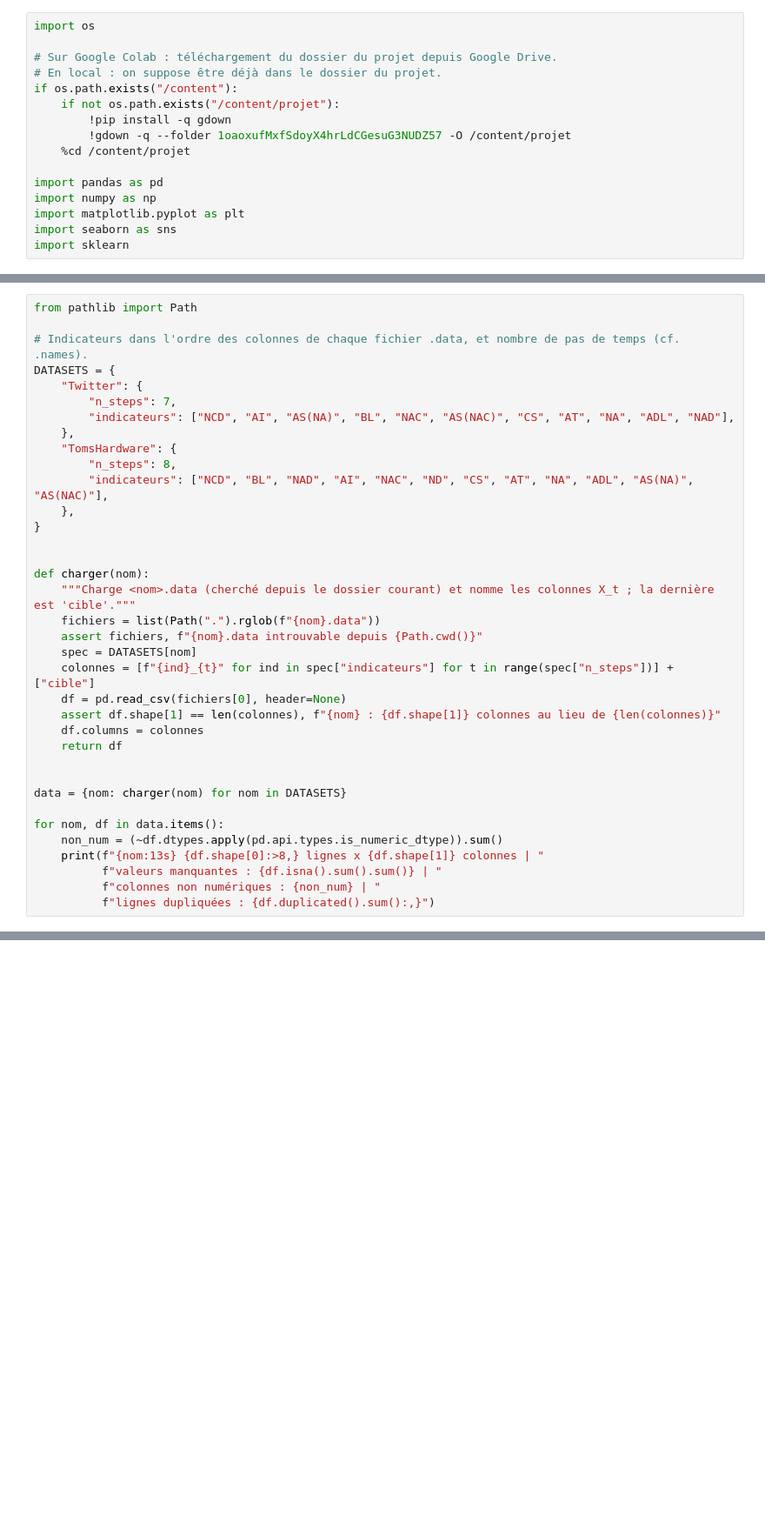
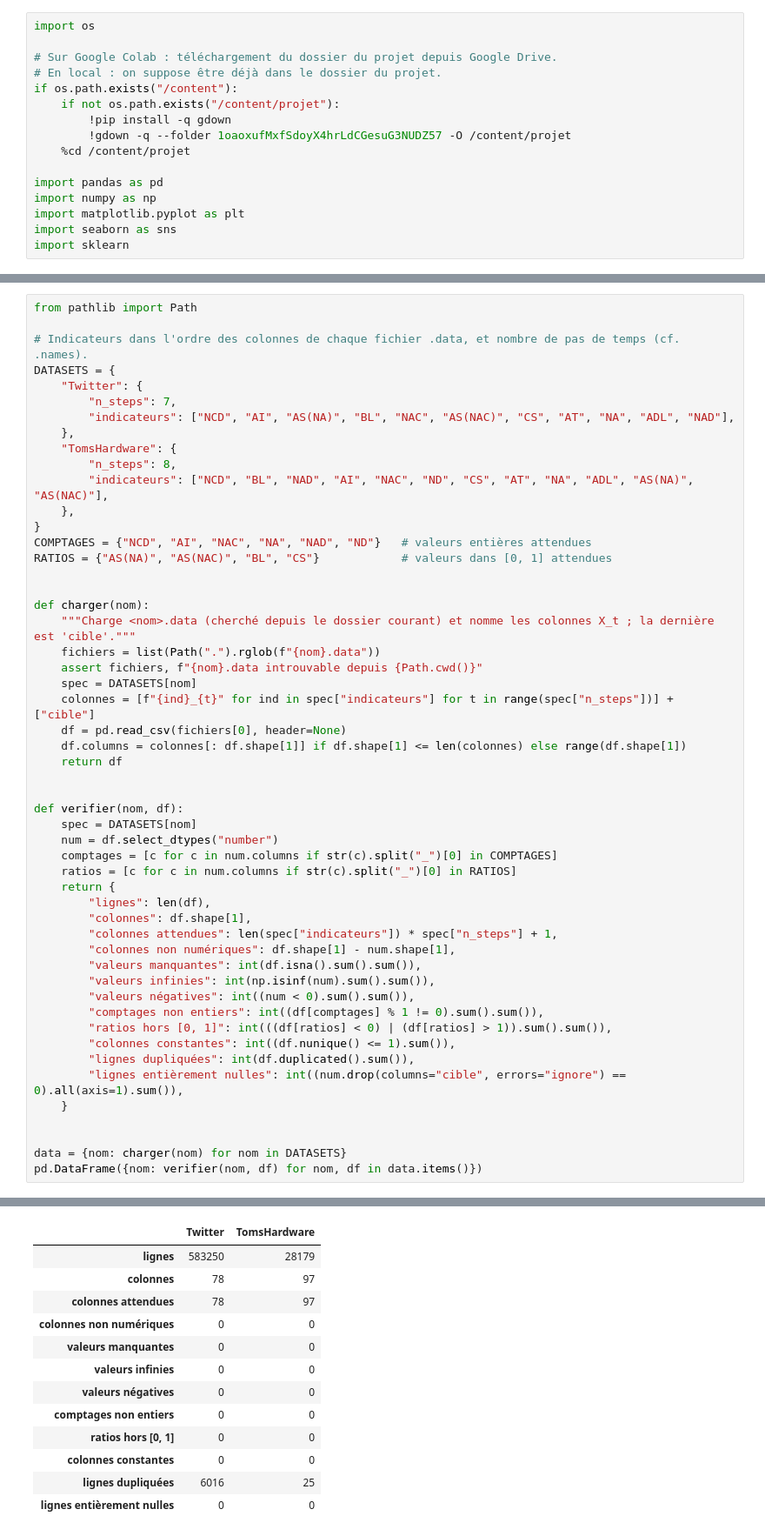
Before and after one commit to comersy/Buzz-in-Social-Media, a Jupyter notebook: notebook.ipynb, the cells around one changed output, grey strips where cells are left out. Shown at 87% size. Drawn from its saved outputs; the diff is of its cells as text; blank space fills up the shorter version.

```diff
--- a/notebook.ipynb
+++ b/notebook.ipynb
@@ -100,6 +111,8 @@ DATASETS = {
         "indicateurs": ["NCD", "BL", "NAD", "AI", "NAC", "ND", "CS", "AT", "NA", "ADL", "AS(NA)", "AS(NAC)"],
     },
 }
+COMPTAGES = {"NCD", "AI", "NAC", "NA", "NAD", "ND"}   # valeurs entières attendues
+RATIOS = {"AS(NA)", "AS(NAC)", "BL", "CS"}            # valeurs dans [0, 1] attendues
 
 
 def charger(nom):
@@ -109,17 +122,31 @@ def charger(nom):
     spec = DATASETS[nom]
     colonnes = [f"{ind}_{t}" for ind in spec["indicateurs"] for t in range(spec["n_steps"])] + ["cible"]
     df = pd.read_csv(fichiers[0], header=None)
-    assert df.shape[1] == len(colonnes), f"{nom} : {df.shape[1]} colonnes au lieu de {len(colonnes)}"
-    df.columns = colonnes
+    df.columns = colonnes[: df.shape[1]] if df.shape[1] <= len(colonnes) else range(df.shape[1])
     return df
 
 
+def verifier(nom, df):
+    spec = DATASETS[nom]
+    num = df.select_dtypes("number")
+    comptages = [c for c in num.columns if str(c).split("_")[0] in COMPTAGES]
+    ratios = [c for c in num.columns if str(c).split("_")[0] in RATIOS]
+    return {
+        "lignes": len(df),
+        "colonnes": df.shape[1],
+        "colonnes attendues": len(spec["indicateurs"]) * spec["n_steps"] + 1,
+        "colonnes non numériques": df.shape[1] - num.shape[1],
+        "valeurs manquantes": int(df.isna().sum().sum()),
+        "valeurs infinies": int(np.isinf(num).sum().sum()),
+        "valeurs négatives": int((num < 0).sum().sum()),
+        "comptages non entiers": int((df[comptages] % 1 != 0).sum().sum()),
+        "ratios hors [0, 1]": int(((df[ratios] < 0) | (df[ratios] > 1)).sum().sum()),
+        "colonnes constantes": int((df.nunique() <= 1).sum()),
+        "lignes dupliquées": int(df.duplicated().sum()),
+        "lignes entièrement nulles": int((num.drop(columns="cible", errors="ignore") == 0).all(axis=1).sum()),
+    }
+
+
 data = {nom: charger(nom) for nom in DATASETS}
-
-for nom, df in data.items():
-    non_num = (~df.dtypes.apply(pd.api.types.is_numeric_dtype)).sum()
-    print(f"{nom:13s} {df.shape[0]:>8,} lignes x {df.shape[1]} colonnes | "
-          f"valeurs manquantes : {df.isna().sum().sum()} | "
-          f"colonnes non numériques : {non_num} | "
-          f"lignes dupliquées : {df.duplicated().sum():,}")
+pd.DataFrame({nom: verifier(nom, df) for nom, df in data.items()})
 # %% [output]
@@ -127,0 +153,13 @@ TomsHardware    28,179 lignes x 97 colonnes | valeurs manquantes : 0 | colonnes
+|  | Twitter | TomsHardware |
+| lignes | 583250 | 28179 |
+| colonnes | 78 | 97 |
+| colonnes attendues | 78 | 97 |
+| colonnes non numériques | 0 | 0 |
+| valeurs manquantes | 0 | 0 |
+| valeurs infinies | 0 | 0 |
+| valeurs négatives | 0 | 0 |
+| comptages non entiers | 0 | 0 |
+| ratios hors [0, 1] | 0 | 0 |
+| colonnes constantes | 0 | 0 |
+| lignes dupliquées | 6016 | 25 |
+| lignes entièrement nulles | 0 | 0 |
```
Also changed, not shown: parts of 22 cells of this notebook.
